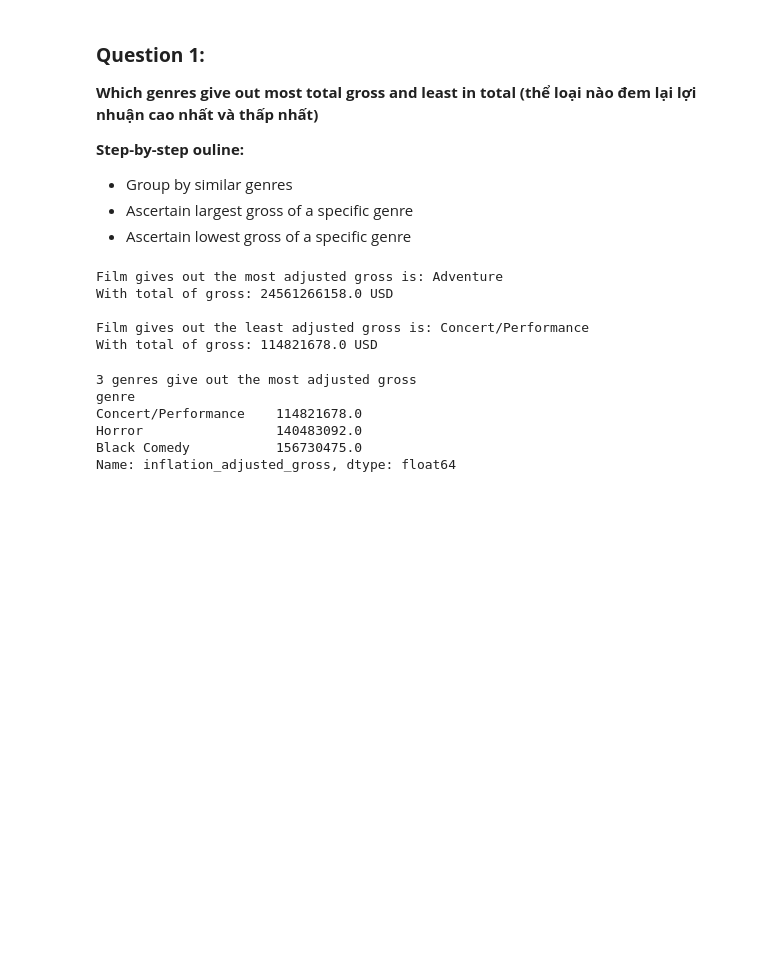
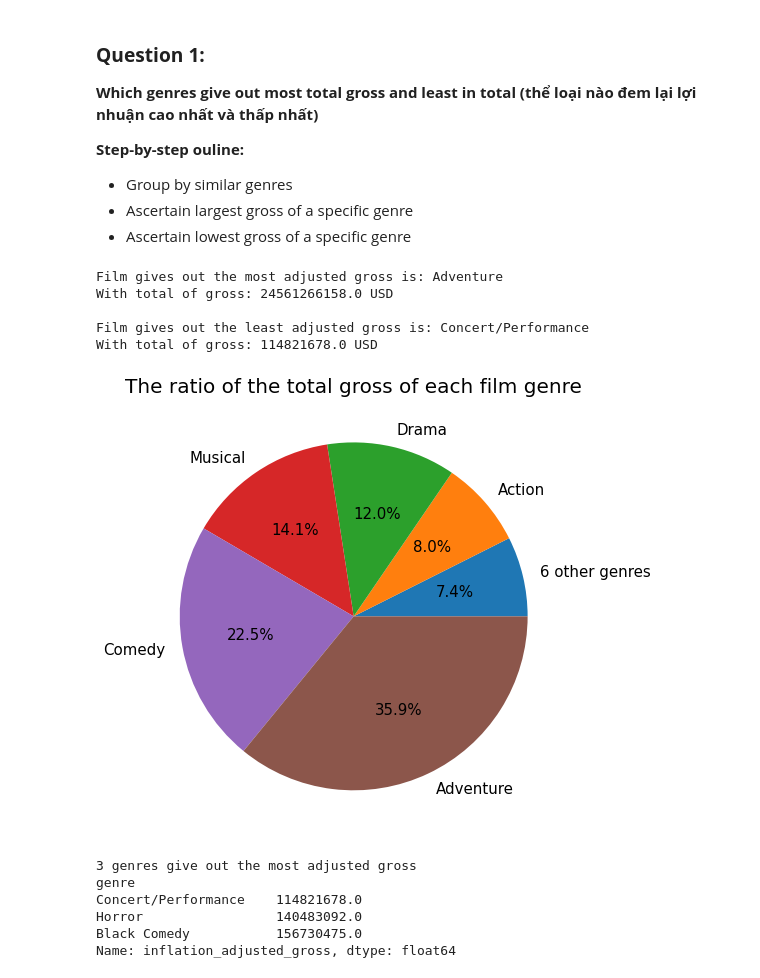
Before and after one commit to XP0101/Disney-movies-analysis, a Jupyter notebook: Final_Project.ipynb, the cells around one changed output. Cells and saved outputs as stored; diff of their text form; code cells hidden in the pictures; blank space fills up the shorter version.

```diff
--- a/Final_Project.ipynb
+++ b/Final_Project.ipynb
@@ -283,6 +286,17 @@ With total of gross: 24561266158.0 USD
 
 Film gives out the least adjusted gross is: Concert/Performance
 With total of gross: 114821678.0 USD
+# %%
+df = genre_total_gross.sort_values()
+temp = pd.Series([df.head(7).sum()],index = ['6 other genres'])
+df = df.add(temp, fill_value=0)
+df = df.sort_values().tail(6)
+
+ax = df.plot.pie(figsize=(8, 8),autopct='%1.1f%%',title ='asd',fontsize = 15)
+ax.set_ylabel('');
+ax.set_title('The ratio of the total gross of each film genre',fontsize =20);
+# %% [output]
+[figure, added]
 # %%
 print("3 genres give out the most adjusted gross")
 print(genre_total_gross.sort_values().head(3))
```
Also changed, not shown: parts of 18 cells of this notebook.
